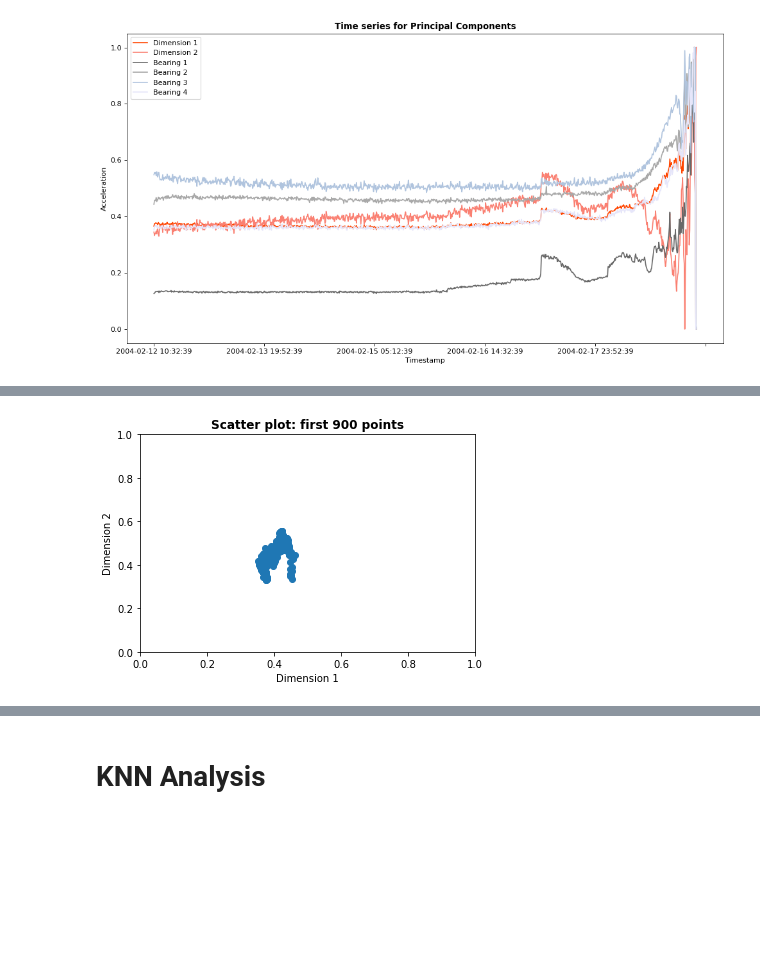
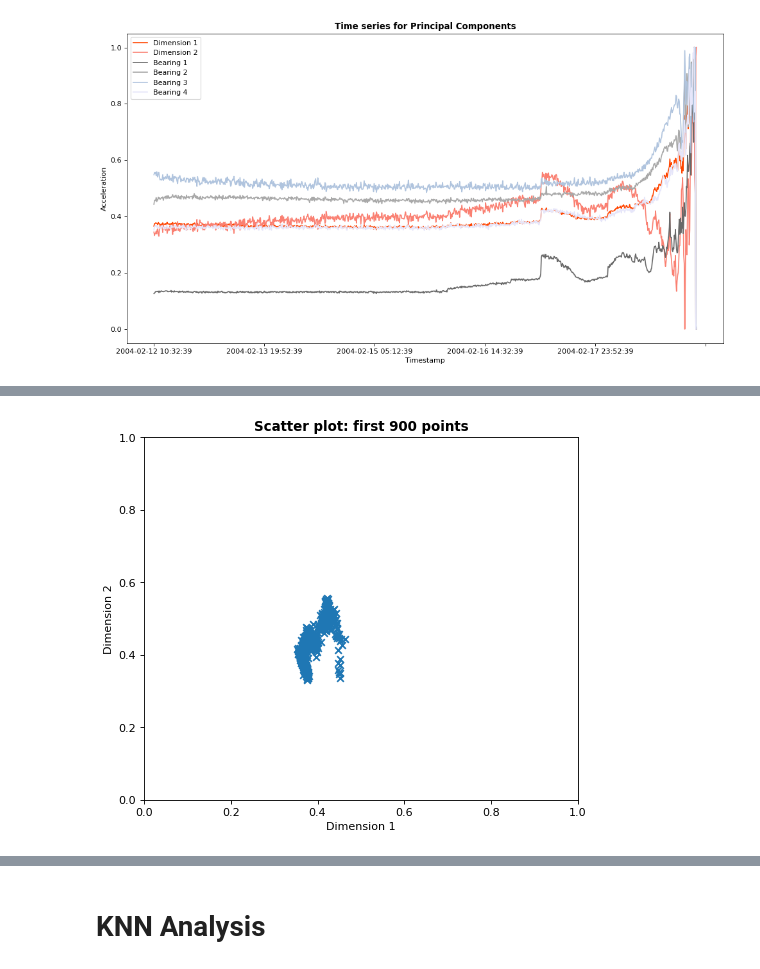
Before and after one commit to therobotacademy/kaggle-anomaly-detection, a Jupyter notebook: data/NASAbearingDataset-pyodKNN.ipynb, the cells around one changed output, grey strips where cells are left out. Drawn from its saved outputs; the diff is of its cells as text; code cells hidden in the pictures; blank space fills up the shorter version.

```diff
--- a/data/NASAbearingDataset-pyodKNN.ipynb
+++ b/data/NASAbearingDataset-pyodKNN.ipynb
@@ -197,21 +198,22 @@ plt.show()
 # %%
 # Look at how the points are spreading in the index range 800-900
 sample_size = 900
 dim1_arr = np.array(dimension1)[:sample_size]
 dim2_arr = np.array(dimension2)[:sample_size]
 # Create a meshgrid
 xx, yy = np.meshgrid(np.linspace(0, 1, 200),
                      np.linspace(0, 1, 200))
 # scatter plot
-plt.scatter(dim1_arr, dim2_arr)
+figure(figsize=(7, 6), dpi=80)
+plt.scatter(dim1_arr, dim2_arr, marker='x')
 plt.xlim((0,1))
 plt.ylim((0,1))
 plt.xlabel('Dimension 1')
 plt.ylabel('Dimension 2')
 plt.title('Scatter plot: first 900 points', fontweight ="bold")
 plt.show()
 # %% [output]
-[figure, old version]
+[figure, new version]
 # %%
 # Whole data (984 points)
 # You can see how the dots are spreaded when approaching the bearing failure
```
Also changed, not shown: parts of 2 cells of this notebook.
